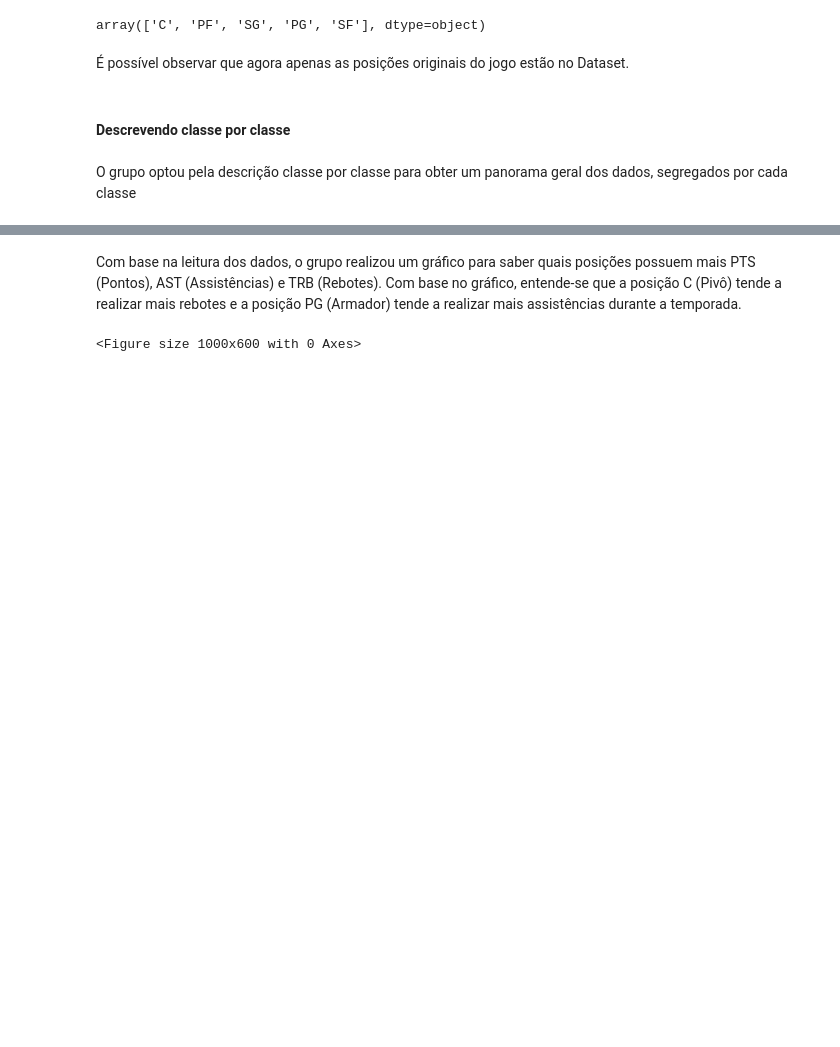
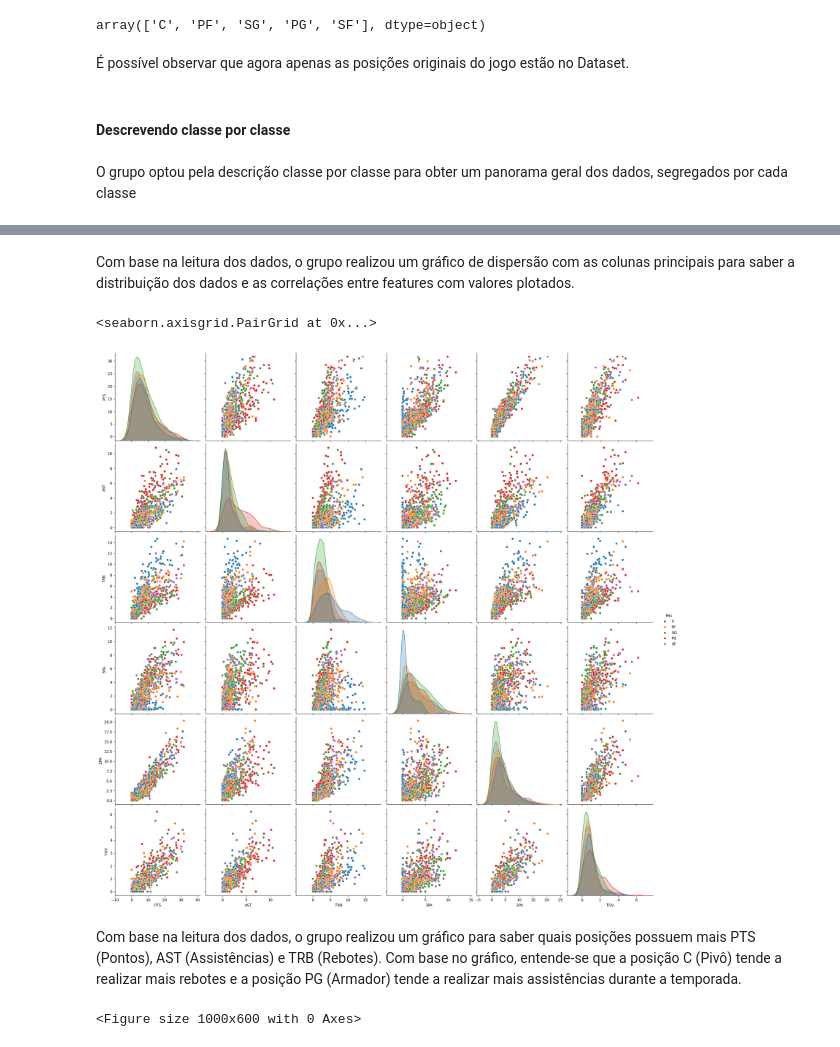
Before and after one commit to EngSoftwareABL/ProjetoAC2_ReconhecimentoPadr-es, a Jupyter notebook: Dataset_NBA.ipynb, the cells around one changed output, grey strips where cells are left out. Drawn from its saved outputs; the diff is of its cells as text; code cells hidden in the pictures; blank space fills up the shorter version.

```diff
--- a/Dataset_NBA.ipynb
+++ b/Dataset_NBA.ipynb
@@ -196,3 +195,11 @@ df_total.corr(numeric_only=True).style.background_gradient(cmap= 'magma')
+# %% [markdown]
+Com base na leitura dos dados, o grupo realizou um gráfico de dispersão com as colunas principais para saber a distribuição dos dados e as correlações entre features com valores plotados.
+# %%
+teste = df_total[['PTS', 'AST', 'TRB', '3PA', '2PA', 'TOV', 'Pos']]
+sns.pairplot(teste, hue='Pos', height=3.5)
+# %% [output]
+<seaborn.axisgrid.PairGrid at 0x...>
+[figure, added]
 # %% [markdown]
 Com base na leitura dos dados, o grupo realizou um gráfico para saber quais posições possuem mais PTS (Pontos), AST (Assistências) e TRB (Rebotes). Com base no gráfico, entende-se que a posição C (Pivô) tende a realizar mais rebotes e a posição PG (Armador) tende a realizar mais assistências durante a temporada.
 # %%
```
Also changed, not shown: parts of 11 cells of this notebook.
